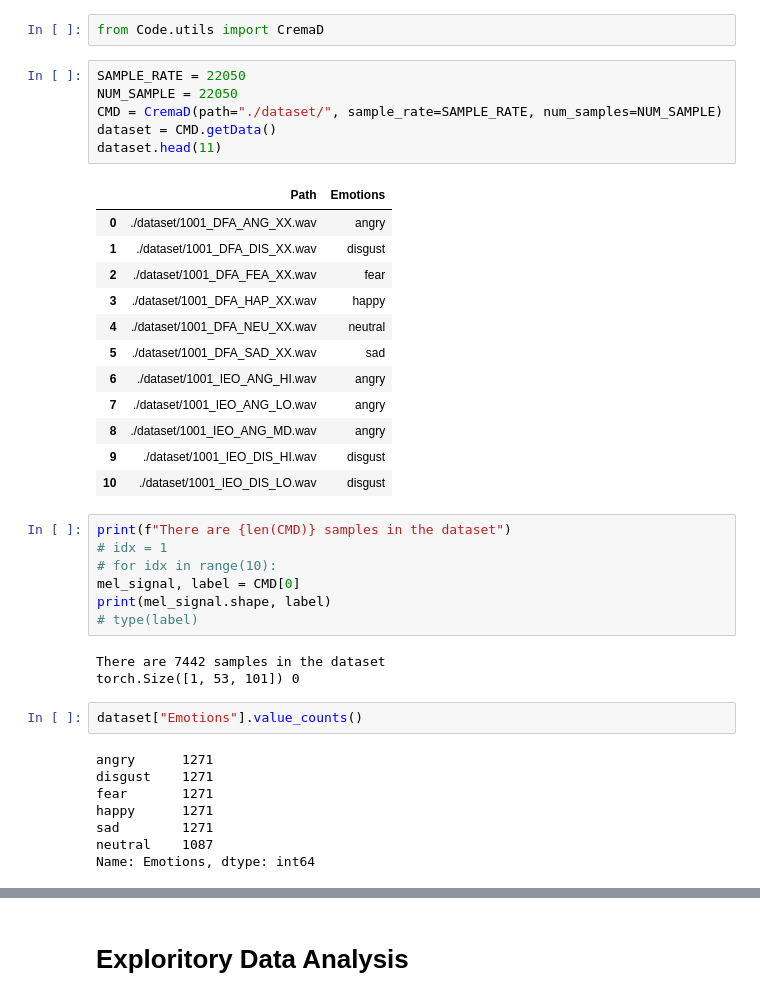
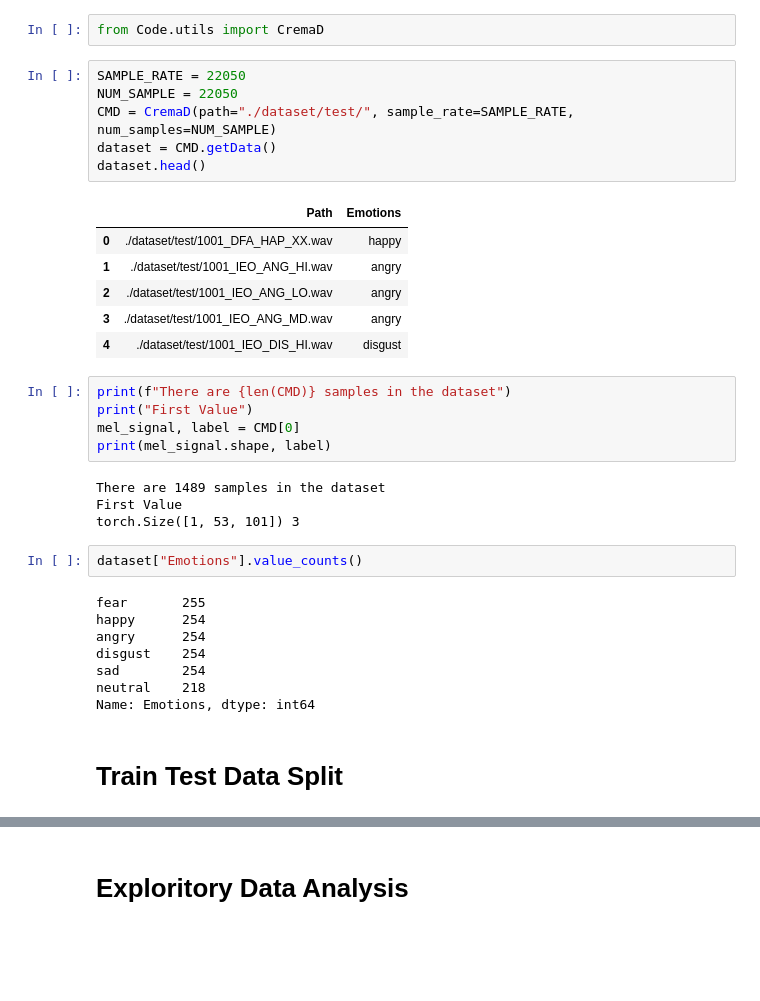
Before and after one commit to satria-ui/TugasAkhir2023, a Jupyter notebook: script/main.ipynb, the cells around one changed output, grey strips where cells are left out. Saved outputs shown, nothing was run; the diff lists cells and outputs as text; blank space fills up the shorter version.

Commit message:
feat: create train test data folder

```diff
--- a/script/main.ipynb
+++ b/script/main.ipynb
@@ -3,39 +3,34 @@ from Code.utils import CremaD
 # %%
 SAMPLE_RATE = 22050
 NUM_SAMPLE = 22050
-CMD = CremaD(path="./dataset/", sample_rate=SAMPLE_RATE, num_samples=NUM_SAMPLE)
+CMD = CremaD(path="./dataset/test/", sample_rate=SAMPLE_RATE, num_samples=NUM_SAMPLE)
 dataset = CMD.getData()
-dataset.head(11)
+dataset.head()
 # %% [output]
 |  | Path | Emotions |
-| 0 | ./dataset/1001_DFA_ANG_XX.wav | angry |
-| 1 | ./dataset/1001_DFA_DIS_XX.wav | disgust |
-| 2 | ./dataset/1001_DFA_FEA_XX.wav | fear |
-| 3 | ./dataset/1001_DFA_HAP_XX.wav | happy |
-| 4 | ./dataset/1001_DFA_NEU_XX.wav | neutral |
-| 5 | ./dataset/1001_DFA_SAD_XX.wav | sad |
-| 6 | ./dataset/1001_IEO_ANG_HI.wav | angry |
-| 7 | ./dataset/1001_IEO_ANG_LO.wav | angry |
-| 8 | ./dataset/1001_IEO_ANG_MD.wav | angry |
-| 9 | ./dataset/1001_IEO_DIS_HI.wav | disgust |
-| 10 | ./dataset/1001_IEO_DIS_LO.wav | disgust |
+| 0 | ./dataset/test/1001_DFA_HAP_XX.wav | happy |
+| 1 | ./dataset/test/1001_IEO_ANG_HI.wav | angry |
+| 2 | ./dataset/test/1001_IEO_ANG_LO.wav | angry |
+| 3 | ./dataset/test/1001_IEO_ANG_MD.wav | angry |
+| 4 | ./dataset/test/1001_IEO_DIS_HI.wav | disgust |
 # %%
 print(f"There are {len(CMD)} samples in the dataset")
-# idx = 1
-# for idx in range(10):
+print("First Value")
 mel_signal, label = CMD[0]
 print(mel_signal.shape, label)
-# type(label)
 # %% [output]
-There are 7442 samples in the dataset
-torch.Size([1, 53, 101]) 0
+There are 1489 samples in the dataset
+First Value
+torch.Size([1, 53, 101]) 3
 # %%
 dataset["Emotions"].value_counts()
 # %% [output]
-angry      1271
-disgust    1271
-fear       1271
-happy      1271
-sad        1271
-neutral    1087
+fear       255
+happy      254
+angry      254
+disgust    254
+sad        254
+neutral    218
 Name: Emotions, dtype: int64
+# %% [markdown]
+# Train Test Data Split
```
Also changed, not shown: parts of 2 cells of this notebook, 1 other file.
